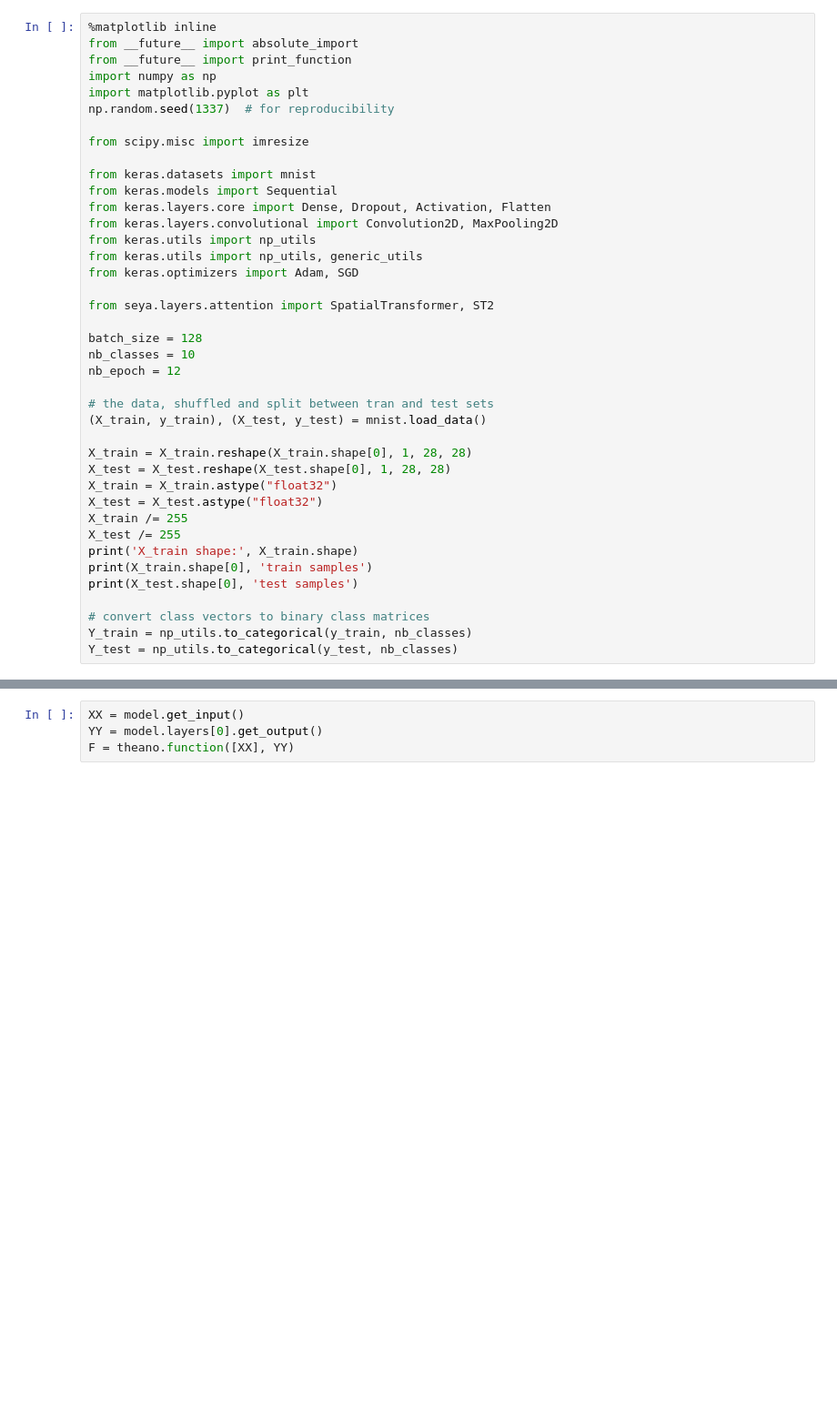
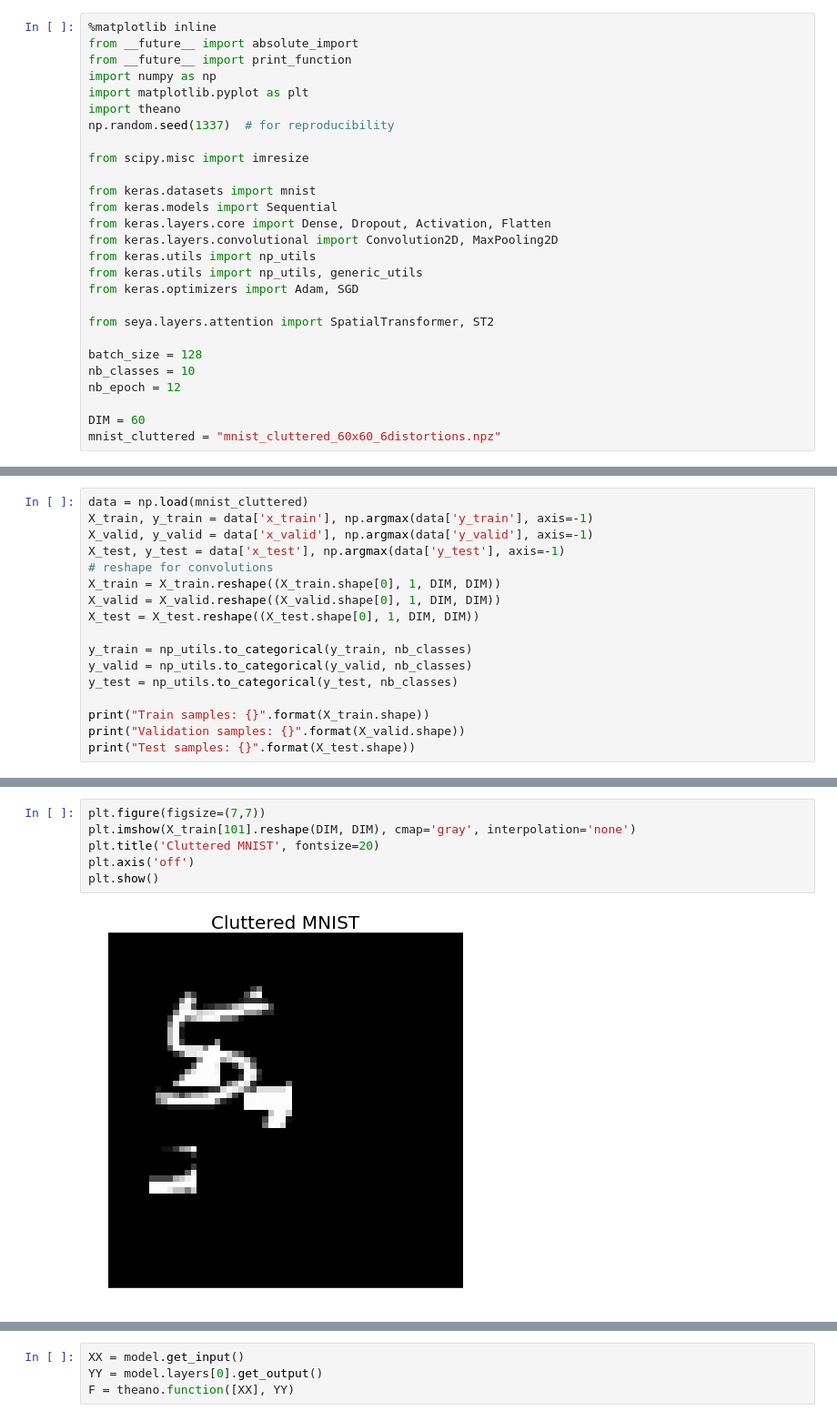
Before and after one commit to EderSantana/seya, a Jupyter notebook: examples/Spatial Transformer Networks.ipynb, the cells around one changed output, grey strips where cells are left out. Shown at 91% size. Drawn from its saved outputs; the diff is of its cells as text; blank space fills up the shorter version.

```diff
--- a/examples/Spatial Transformer Networks.ipynb
+++ b/examples/Spatial Transformer Networks.ipynb
@@ -6,6 +6,7 @@ from __future__ import absolute_import
 from __future__ import print_function
 import numpy as np
 import matplotlib.pyplot as plt
+import theano
 np.random.seed(1337)  # for reproducibility
 
 from scipy.misc import imresize
@@ -24,20 +25,6 @@ batch_size = 128
 nb_classes = 10
 nb_epoch = 12
 
-# the data, shuffled and split between tran and test sets
-(X_train, y_train), (X_test, y_test) = mnist.load_data()
-
-X_train = X_train.reshape(X_train.shape[0], 1, 28, 28)
-X_test = X_test.reshape(X_test.shape[0], 1, 28, 28)
-X_train = X_train.astype("float32")
-X_test = X_test.astype("float32")
-X_train /= 255
-X_test /= 255
-print('X_train shape:', X_train.shape)
-print(X_train.shape[0], 'train samples')
-print(X_test.shape[0], 'test samples')
-
-# convert class vectors to binary class matrices
-Y_train = np_utils.to_categorical(y_train, nb_classes)
-Y_test = np_utils.to_categorical(y_test, nb_classes)
+DIM = 60
+mnist_cluttered = "mnist_cluttered_60x60_6distortions.npz"
 # %% [output]
@@ -58,0 +32,17 @@ def augment_dataset(X):
+# %%
+data = np.load(mnist_cluttered)
+X_train, y_train = data['x_train'], np.argmax(data['y_train'], axis=-1)
+X_valid, y_valid = data['x_valid'], np.argmax(data['y_valid'], axis=-1)
+X_test, y_test = data['x_test'], np.argmax(data['y_test'], axis=-1)
+# reshape for convolutions
+X_train = X_train.reshape((X_train.shape[0], 1, DIM, DIM))
+X_valid = X_valid.reshape((X_valid.shape[0], 1, DIM, DIM))
+X_test = X_test.reshape((X_test.shape[0], 1, DIM, DIM))
+
+y_train = np_utils.to_categorical(y_train, nb_classes)
+y_valid = np_utils.to_categorical(y_valid, nb_classes)
+y_test = np_utils.to_categorical(y_test, nb_classes)
+
+print("Train samples: {}".format(X_train.shape))
+print("Validation samples: {}".format(X_valid.shape))
+print("Test samples: {}".format(X_test.shape))
@@ -59,3 +53,11 @@ def augment_dataset(X):
+# %%
+plt.figure(figsize=(7,7))
+plt.imshow(X_train[101].reshape(DIM, DIM), cmap='gray', interpolation='none')
+plt.title('Cluttered MNIST', fontsize=20)
+plt.axis('off')
+plt.show()
+# %% [output]
+[figure, added]
 # %%
 # initial weights
 b = np.zeros((2, 3), dtype='float32')
```
Also changed, not shown: parts of 13 cells of this notebook.
